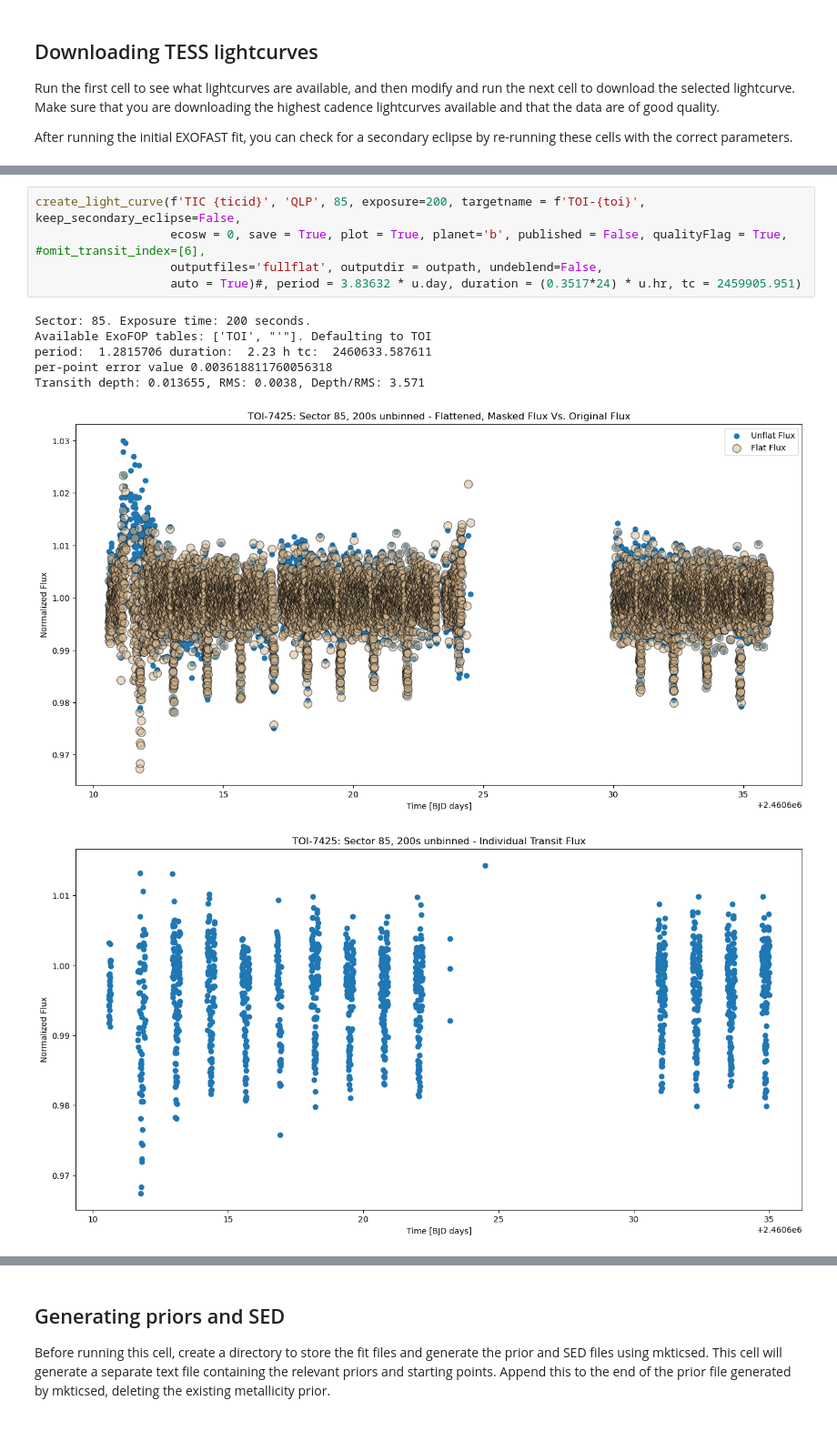
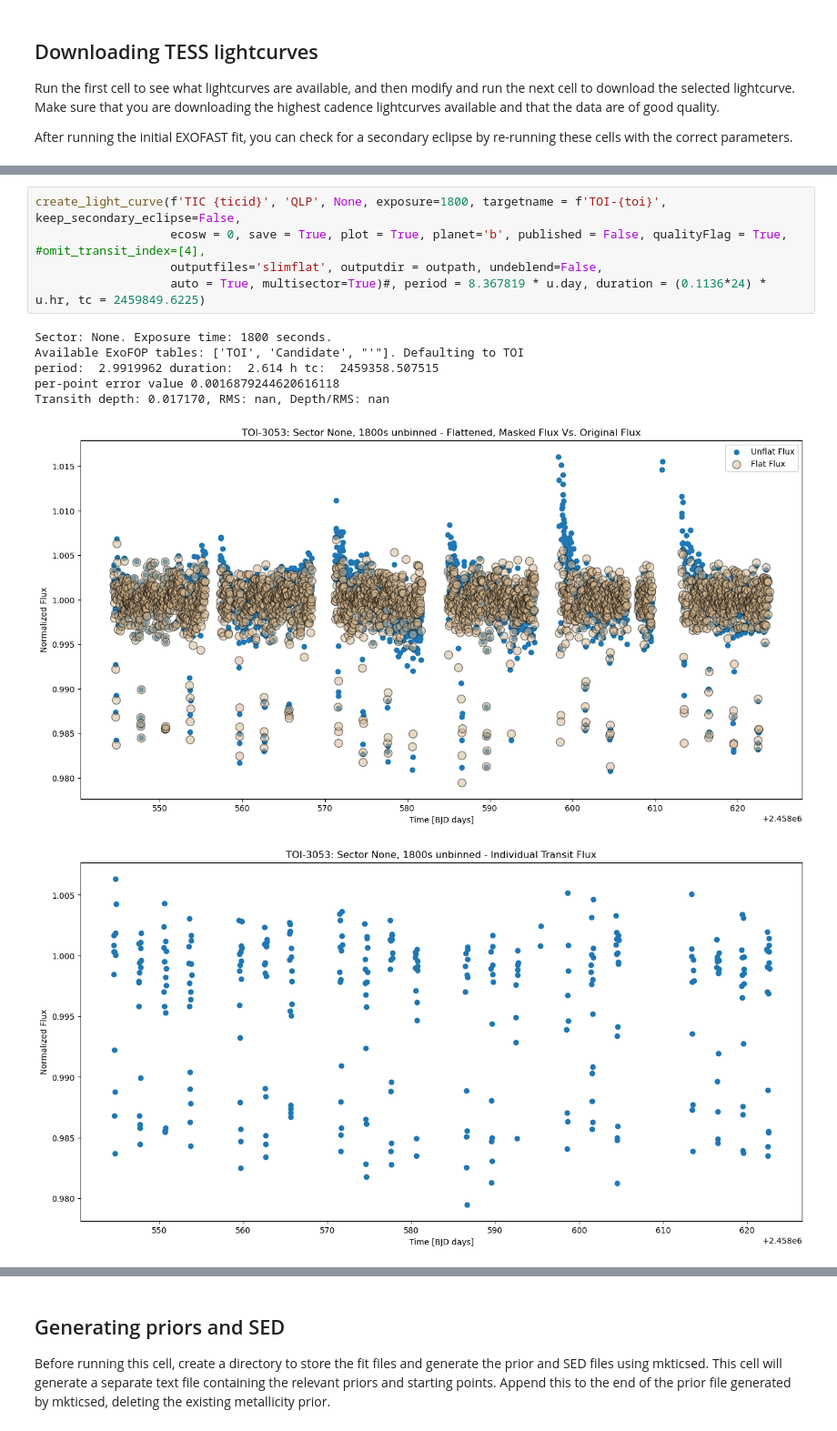
Before and after one commit to jackschulte/exofast_tools, a Jupyter notebook: scripts/setup_fit.ipynb, the cells around one changed output, grey strips where cells are left out. Shown at 91% size. Cells and saved outputs as stored; diff of their text form.

Commit message:
made multisector stitch together multiple lightcurves with same exposure time and author

```diff
--- a/scripts/setup_fit.ipynb
+++ b/scripts/setup_fit.ipynb
@@ -65,13 +69,13 @@ display(filtered_df.sort_values(by='mission')) # filtered data, sorted by TESS s
 # %%
-create_light_curve(f'TIC {ticid}', 'QLP', 85, exposure=200, targetname = f'TOI-{toi}', keep_secondary_eclipse=False,
-                   ecosw = 0, save = True, plot = True, planet='b', published = False, qualityFlag = True, #omit_transit_index=[6],
-                   outputfiles='fullflat', outputdir = outpath, undeblend=False,
-                   auto = True)#, period = 3.83632 * u.day, duration = (0.3517*24) * u.hr, tc = 2459905.951)
+create_light_curve(f'TIC {ticid}', 'QLP', None, exposure=1800, targetname = f'TOI-{toi}', keep_secondary_eclipse=False,
+                   ecosw = 0, save = True, plot = True, planet='b', published = False, qualityFlag = True, #omit_transit_index=[4],
+                   outputfiles='slimflat', outputdir = outpath, undeblend=False,
+                   auto = True, multisector=True)#, period = 8.367819 * u.day, duration = (0.1136*24) * u.hr, tc = 2459849.6225)
 # %% [output]
-Sector: 85. Exposure time: 200 seconds.
-Available ExoFOP tables: ['TOI', "'"]. Defaulting to TOI
-period:  1.2815706 duration:  2.23 h tc:  2460633.587611
-per-point error value 0.003618811760056318
-Transith depth: 0.013655, RMS: 0.0038, Depth/RMS: 3.571
+Sector: None. Exposure time: 1800 seconds.
+Available ExoFOP tables: ['TOI', 'Candidate', "'"]. Defaulting to TOI
+period:  2.9919962 duration:  2.614 h tc:  2459358.507515
+per-point error value 0.0016879244620616118
+Transith depth: 0.017170, RMS: nan, Depth/RMS: nan
-[figure, old version]
+[figure, new version]
-[figure, old version]
+[figure, new version]
```
Also changed, not shown: parts of 6 cells of this notebook, 1 other file.
